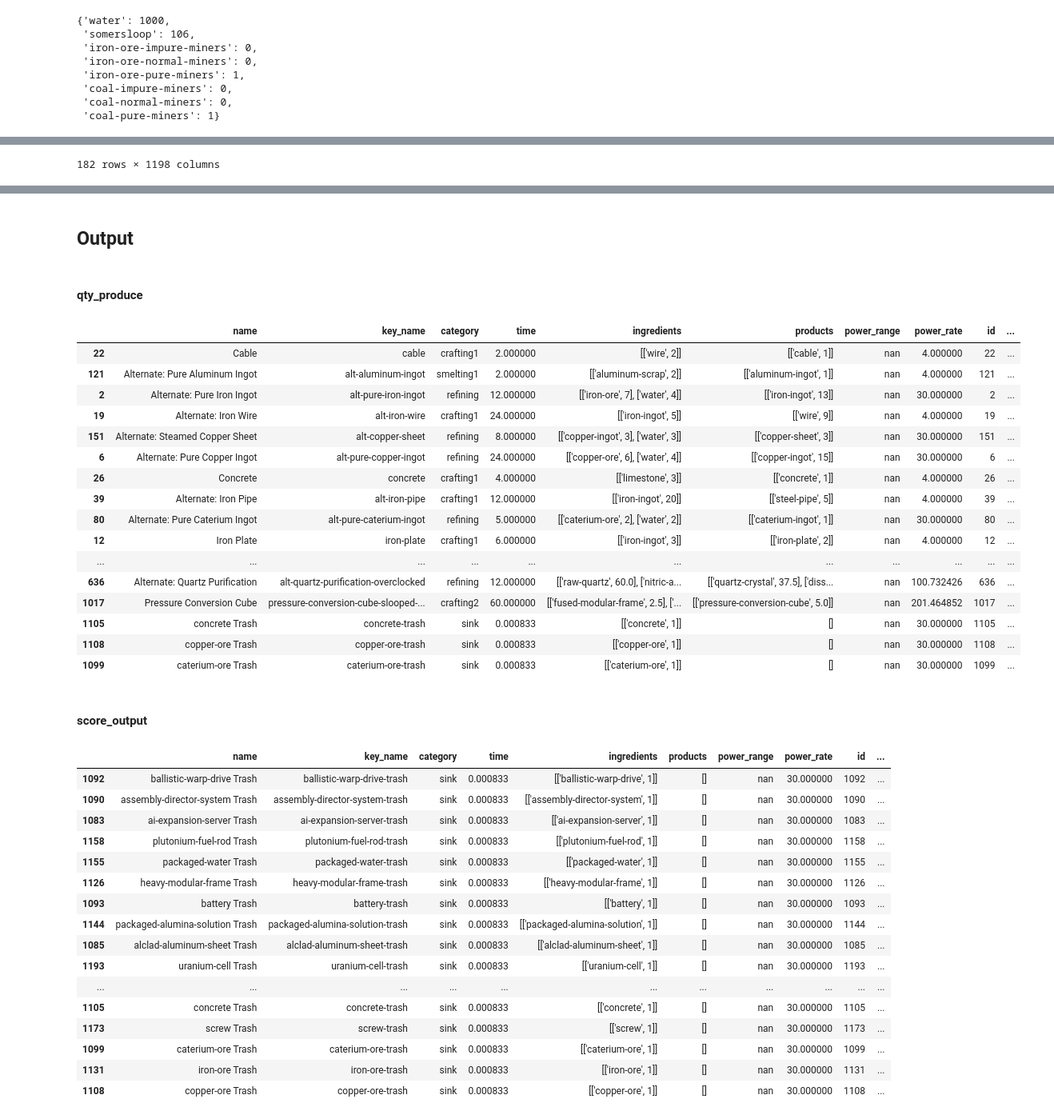
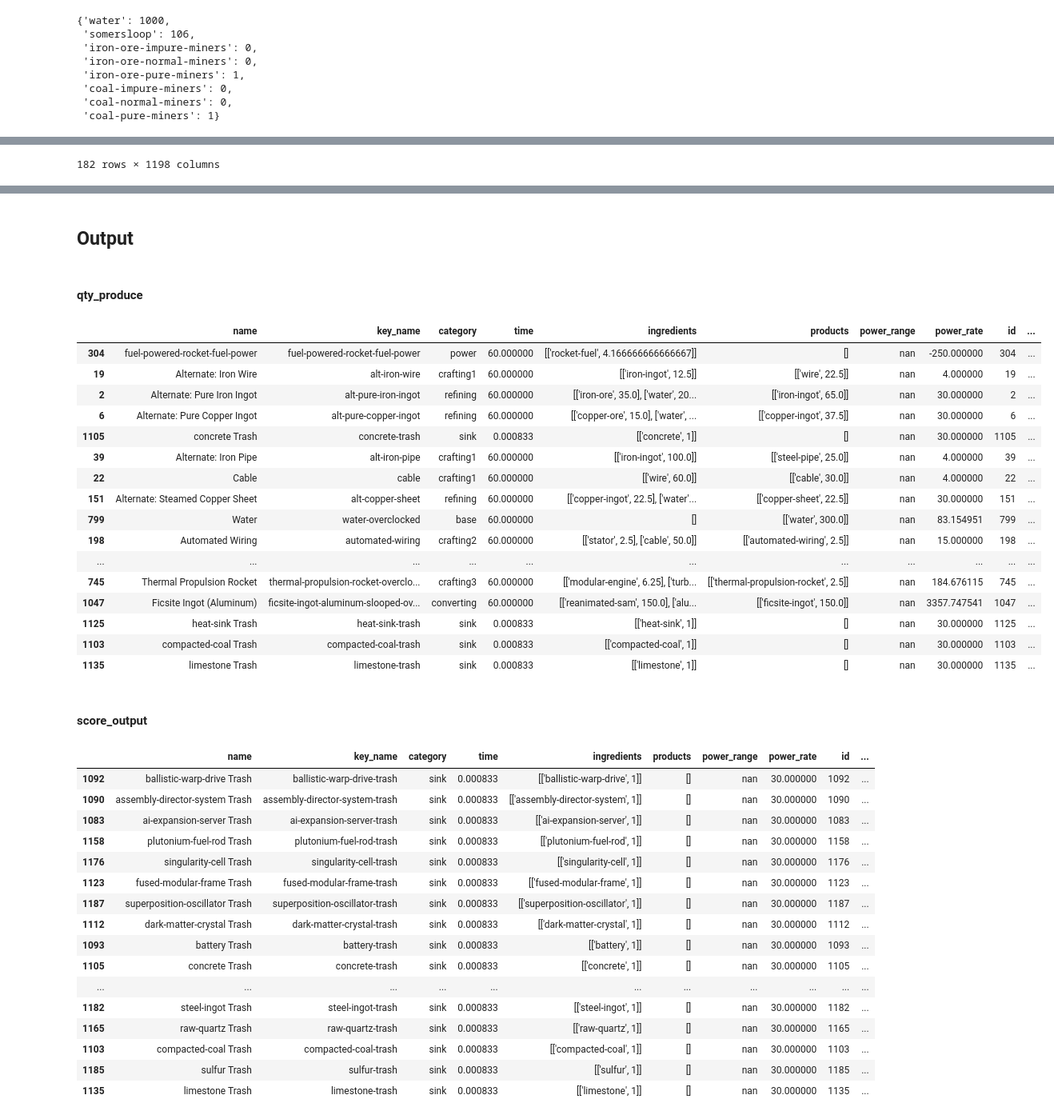
Before and after one commit to sims-s/satisfactory-lp, a Jupyter notebook: ActuallyGood.ipynb, the cells around one changed output, grey strips where cells are left out. Shown at 80% size. Drawn from its saved outputs; the diff is of its cells as text; code cells hidden in the pictures.

```diff
--- a/ActuallyGood.ipynb
+++ b/ActuallyGood.ipynb
@@ -70,7 +91,7 @@ base_items_info = {
 ## HANDLE WATER & SOMERSLOOP SEPERATELY!!!!
 # %%
 base_rows = [
-    ['Water', 'water', 'base', 1, [], [['water', 120]], np.nan, 20],
+    ['Water', 'water', 'base', 60, [], [['water', 120]], np.nan, 20],
     ['Somersloop', 'somersloop', 'base', 1, [], [['somersloop', 1]], np.nan, 0]
 ]
 base_resource_constraints = {
@@ -156,3 +177,12 @@ len(base_recipes), len(base_resource_constraints)
 # base_recipes.loc[base_recipes['key_name'] == 'somersloop', 'time'] = 1
 # %%
 # base_recipes['power_rate'] = [45, 45, 45, 45, 45, 45, 45, 45, 45, 150, 20, 40, 45, 0]
+# %%
+def normalize_time_to_minutes(row):
+    scale = 60 / row['time']
+    row['ingredients'] = [[y[0], y[1] * scale] for y in row['ingredients']]
+    row['products'] = [[y[0], y[1] * scale] for y in row['products']]
+    row['time'] *= scale
+    return row
+# %%
+recipe_df = recipe_df.apply(normalize_time_to_minutes, axis=1)
@@ -873,7 +919,7 @@ def lp_solve(pdf, rdf, base_inputs, force_excess_unsinkable_usage = 'all', sort_
 
     return lp_res, rdf
 # %%
-lp_options = {'disp' : True, 'threads' : 4, 'time_limit':30}
+lp_options = {'disp' : True, 'parallel' : True, 'time_limit':30}
 # %%
 # recipe_df[recipe_df['key_name'].apply(lambda x: 'coal' in x)]
 # %%
@@ -927,59 +973,59 @@ set_min_recipes_categories = ['crafting2', 'crafting3', 'refining', 'crafting1',
 # %%
 # sys.exit()
 # %%
-res_full = lp_solve(points_df, recipe_df, base_resource_constraints, sort_by_col = 'all', force_excess_unsinkable_usage = 'all', lp_options = lp_options | {'time_limit' : 600})
+res_full = lp_solve(points_df, recipe_df, base_resource_constraints, sort_by_col = 'all', force_excess_unsinkable_usage = 'all', lp_options = lp_options | {'time_limit' : 1200})
 # %% [output]
 ## Constraints
 |  | iron-ingot | alt-iron-ingot | alt-pure-iron-ingot | alt-leached-iron-ingot | copper-ingot | alt-copper-ingot | ... |
 | adaptive-control-unit | 0.0 | 0.0 | 0.0 | 0.0 | 0.0 | 0.0 | ... |
 | ai-expansion-server | 0.0 | 0.0 | 0.0 | 0.0 | 0.0 | 0.0 | ... |
 | ai-limiter | 0.0 | 0.0 | 0.0 | 0.0 | 0.0 | 0.0 | ... |
 | alclad-aluminum-sheet | 0.0 | 0.0 | 0.0 | 0.0 | 0.0 | 0.0 | ... |
 | alien-power-matrix | 0.0 | 0.0 | 0.0 | 0.0 | 0.0 | 0.0 | ... |
 | ... | ... | ... | ... | ... | ... | ... | ... |
 | sulfur-pure-miners | 0.0 | 0.0 | 0.0 | 0.0 | 0.0 | 0.0 | ... |
 | uranium-impure-miners | 0.0 | 0.0 | 0.0 | 0.0 | 0.0 | 0.0 | ... |
 | uranium-normal-miners | 0.0 | 0.0 | 0.0 | 0.0 | 0.0 | 0.0 | ... |
 | uranium-pure-miners | 0.0 | 0.0 | 0.0 | 0.0 | 0.0 | 0.0 | ... |
 | **POINTS** | 0.0 | 0.0 | 0.0 | 0.0 | 0.0 | 0.0 | ... |
 182 rows × 1198 columns
 FOUND WASTE:  ['alien-protein', 'alumina-solution', 'crude-oil', 'dark-matter-residue', 'dissolved-silica', 'encased-plutonium-cell', 'excited-photonic-matter', 'ficsonium', 'ficsonium-fuel-rod', 'fue ...
 ## Output
 #### qty_produce
 |  | name | key_name | category | time | ingredients | products | power_range | power_rate | id | ... |
-| 22 | Cable | cable | crafting1 | 2.000000 | [['wire', 2]] | [['cable', 1]] | nan | 4.000000 | 22 | ... |
-| 121 | Alternate: Pure Aluminum Ingot | alt-aluminum-ingot | smelting1 | 2.000000 | [['aluminum-scrap', 2]] | [['aluminum-ingot', 1]] | nan | 4.000000 | 121 | ... |
-| 2 | Alternate: Pure Iron Ingot | alt-pure-iron-ingot | refining | 12.000000 | [['iron-ore', 7], ['water', 4]] | [['iron-ingot', 13]] | nan | 30.000000 | 2 | ... |
-| 19 | Alternate: Iron Wire | alt-iron-wire | crafting1 | 24.000000 | [['iron-ingot', 5]] | [['wire', 9]] | nan | 4.000000 | 19 | ... |
-| 151 | Alternate: Steamed Copper Sheet | alt-copper-sheet | refining | 8.000000 | [['copper-ingot', 3], ['water', 3]] | [['copper-sheet', 3]] | nan | 30.000000 | 151 | ... |
-| 6 | Alternate: Pure Copper Ingot | alt-pure-copper-ingot | refining | 24.000000 | [['copper-ore', 6], ['water', 4]] | [['copper-ingot', 15]] | nan | 30.000000 | 6 | ... |
-| 26 | Concrete | concrete | crafting1 | 4.000000 | [['limestone', 3]] | [['concrete', 1]] | nan | 4.000000 | 26 | ... |
-| 39 | Alternate: Iron Pipe | alt-iron-pipe | crafting1 | 12.000000 | [['iron-ingot', 20]] | [['steel-pipe', 5]] | nan | 4.000000 | 39 | ... |
-| 80 | Alternate: Pure Caterium Ingot | alt-pure-caterium-ingot | refining | 5.000000 | [['caterium-ore', 2], ['water', 2]] | [['caterium-ingot', 1]] | nan | 30.000000 | 80 | ... |
-| 12 | Iron Plate | iron-plate | crafting1 | 6.000000 | [['iron-ingot', 3]] | [['iron-plate', 2]] | nan | 4.000000 | 12 | ... |
+| 304 | fuel-powered-rocket-fuel-power | fuel-powered-rocket-fuel-power | power | 60.000000 | [['rocket-fuel', 4.166666666666667]] | [] | nan | -250.000000 | 304 | ... |
+| 19 | Alternate: Iron Wire | alt-iron-wire | crafting1 | 60.000000 | [['iron-ingot', 12.5]] | [['wire', 22.5]] | nan | 4.000000 | 19 | ... |
+| 2 | Alternate: Pure Iron Ingot | alt-pure-iron-ingot | refining | 60.000000 | [['iron-ore', 35.0], ['water', 20... | [['iron-ingot', 65.0]] | nan | 30.000000 | 2 | ... |
+| 6 | Alternate: Pure Copper Ingot | alt-pure-copper-ingot | refining | 60.000000 | [['copper-ore', 15.0], ['water', ... | [['copper-ingot', 37.5]] | nan | 30.000000 | 6 | ... |
+| 1105 | concrete Trash | concrete-trash | sink | 0.000833 | [['concrete', 1]] | [] | nan | 30.000000 | 1105 | ... |
+| 39 | Alternate: Iron Pipe | alt-iron-pipe | crafting1 | 60.000000 | [['iron-ingot', 100.0]] | [['steel-pipe', 25.0]] | nan | 4.000000 | 39 | ... |
+| 22 | Cable | cable | crafting1 | 60.000000 | [['wire', 60.0]] | [['cable', 30.0]] | nan | 4.000000 | 22 | ... |
+| 151 | Alternate: Steamed Copper Sheet | alt-copper-sheet | refining | 60.000000 | [['copper-ingot', 22.5], ['water'... | [['copper-sheet', 22.5]] | nan | 30.000000 | 151 | ... |
+| 799 | Water | water-overclocked | base | 60.000000 | [] | [['water', 300.0]] | nan | 83.154951 | 799 | ... |
+| 198 | Automated Wiring | automated-wiring | crafting2 | 60.000000 | [['stator', 2.5], ['cable', 50.0]] | [['automated-wiring', 2.5]] | nan | 15.000000 | 198 | ... |
 | ... | ... | ... | ... | ... | ... | ... | ... | ... | ... | ... |
-| 636 | Alternate: Quartz Purification | alt-quartz-purification-overclocked | refining | 12.000000 | [['raw-quartz', 60.0], ['nitric-a... | [['quartz-crystal', 37.5], ['diss... | nan | 100.732426 | 636 | ... |
-| 1017 | Pressure Conversion Cube | pressure-conversion-cube-slooped-... | crafting2 | 60.000000 | [['fused-modular-frame', 2.5], ['... | [['pressure-conversion-cube', 5.0]] | nan | 201.464852 | 1017 | ... |
-| 1105 | concrete Trash | concrete-trash | sink | 0.000833 | [['concrete', 1]] | [] | nan | 30.000000 | 1105 | ... |
-| 1108 | copper-ore Trash | copper-ore-trash | sink | 0.000833 | [['copper-ore', 1]] | [] | nan | 30.000000 | 1108 | ... |
-| 1099 | caterium-ore Trash | caterium-ore-trash | sink | 0.000833 | [['caterium-ore', 1]] | [] | nan | 30.000000 | 1099 | ... |
+| 745 | Thermal Propulsion Rocket | thermal-propulsion-rocket-overclo... | crafting3 | 60.000000 | [['modular-engine', 6.25], ['turb... | [['thermal-propulsion-rocket', 2.5]] | nan | 184.676115 | 745 | ... |
+| 1047 | Ficsite Ingot (Aluminum) | ficsite-ingot-aluminum-slooped-ov... | converting | 60.000000 | [['reanimated-sam', 150.0], ['alu... | [['ficsite-ingot', 150.0]] | nan | 3357.747541 | 1047 | ... |
+| 1125 | heat-sink Trash | heat-sink-trash | sink | 0.000833 | [['heat-sink', 1]] | [] | nan | 30.000000 | 1125 | ... |
+| 1103 | compacted-coal Trash | compacted-coal-trash | sink | 0.000833 | [['compacted-coal', 1]] | [] | nan | 30.000000 | 1103 | ... |
+| 1135 | limestone Trash | limestone-trash | sink | 0.000833 | [['limestone', 1]] | [] | nan | 30.000000 | 1135 | ... |
 #### score_output
 |  | name | key_name | category | time | ingredients | products | power_range | power_rate | id | ... |
 | 1092 | ballistic-warp-drive Trash | ballistic-warp-drive-trash | sink | 0.000833 | [['ballistic-warp-drive', 1]] | [] | nan | 30.000000 | 1092 | ... |
 | 1090 | assembly-director-system Trash | assembly-director-system-trash | sink | 0.000833 | [['assembly-director-system', 1]] | [] | nan | 30.000000 | 1090 | ... |
 | 1083 | ai-expansion-server Trash | ai-expansion-server-trash | sink | 0.000833 | [['ai-expansion-server', 1]] | [] | nan | 30.000000 | 1083 | ... |
 | 1158 | plutonium-fuel-rod Trash | plutonium-fuel-rod-trash | sink | 0.000833 | [['plutonium-fuel-rod', 1]] | [] | nan | 30.000000 | 1158 | ... |
-| 1155 | packaged-water Trash | packaged-water-trash | sink | 0.000833 | [['packaged-water', 1]] | [] | nan | 30.000000 | 1155 | ... |
-| 1126 | heavy-modular-frame Trash | heavy-modular-frame-trash | sink | 0.000833 | [['heavy-modular-frame', 1]] | [] | nan | 30.000000 | 1126 | ... |
+| 1176 | singularity-cell Trash | singularity-cell-trash | sink | 0.000833 | [['singularity-cell', 1]] | [] | nan | 30.000000 | 1176 | ... |
+| 1123 | fused-modular-frame Trash | fused-modular-frame-trash | sink | 0.000833 | [['fused-modular-frame', 1]] | [] | nan | 30.000000 | 1123 | ... |
+| 1187 | superposition-oscillator Trash | superposition-oscillator-trash | sink | 0.000833 | [['superposition-oscillator', 1]] | [] | nan | 30.000000 | 1187 | ... |
+| 1112 | dark-matter-crystal Trash | dark-matter-crystal-trash | sink | 0.000833 | [['dark-matter-crystal', 1]] | [] | nan | 30.000000 | 1112 | ... |
 | 1093 | battery Trash | battery-trash | sink | 0.000833 | [['battery', 1]] | [] | nan | 30.000000 | 1093 | ... |
-| 1144 | packaged-alumina-solution Trash | packaged-alumina-solution-trash | sink | 0.000833 | [['packaged-alumina-solution', 1]] | [] | nan | 30.000000 | 1144 | ... |
-| 1085 | alclad-aluminum-sheet Trash | alclad-aluminum-sheet-trash | sink | 0.000833 | [['alclad-aluminum-sheet', 1]] | [] | nan | 30.000000 | 1085 | ... |
-| 1193 | uranium-cell Trash | uranium-cell-trash | sink | 0.000833 | [['uranium-cell', 1]] | [] | nan | 30.000000 | 1193 | ... |
+| 1105 | concrete Trash | concrete-trash | sink | 0.000833 | [['concrete', 1]] | [] | nan | 30.000000 | 1105 | ... |
 | ... | ... | ... | ... | ... | ... | ... | ... | ... | ... | ... |
-| 1105 | concrete Trash | concrete-trash | sink | 0.000833 | [['concrete', 1]] | [] | nan | 30.000000 | 1105 | ... |
-| 1173 | screw Trash | screw-trash | sink | 0.000833 | [['screw', 1]] | [] | nan | 30.000000 | 1173 | ... |
-| 1099 | caterium-ore Trash | caterium-ore-trash | sink | 0.000833 | [['caterium-ore', 1]] | [] | nan | 30.000000 | 1099 | ... |
-| 1131 | iron-ore Trash | iron-ore-trash | sink | 0.000833 | [['iron-ore', 1]] | [] | nan | 30.000000 | 1131 | ... |
-| 1108 | copper-ore Trash | copper-ore-trash | sink | 0.000833 | [['copper-ore', 1]] | [] | nan | 30.000000 | 1108 | ... |
+| 1182 | steel-ingot Trash | steel-ingot-trash | sink | 0.000833 | [['steel-ingot', 1]] | [] | nan | 30.000000 | 1182 | ... |
+| 1165 | raw-quartz Trash | raw-quartz-trash | sink | 0.000833 | [['raw-quartz', 1]] | [] | nan | 30.000000 | 1165 | ... |
+| 1103 | compacted-coal Trash | compacted-coal-trash | sink | 0.000833 | [['compacted-coal', 1]] | [] | nan | 30.000000 | 1103 | ... |
+| 1185 | sulfur Trash | sulfur-trash | sink | 0.000833 | [['sulfur', 1]] | [] | nan | 30.000000 | 1185 | ... |
+| 1135 | limestone Trash | limestone-trash | sink | 0.000833 | [['limestone', 1]] | [] | nan | 30.000000 | 1135 | ... |
 #### power_work
 |  | name | key_name | category | time | ingredients | products | power_range | power_rate | id | ... |
```
Also changed, not shown: parts of 23 cells of this notebook.
